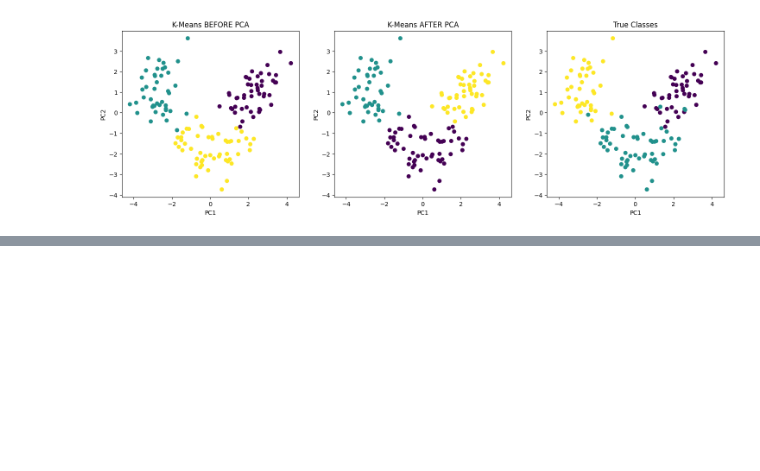
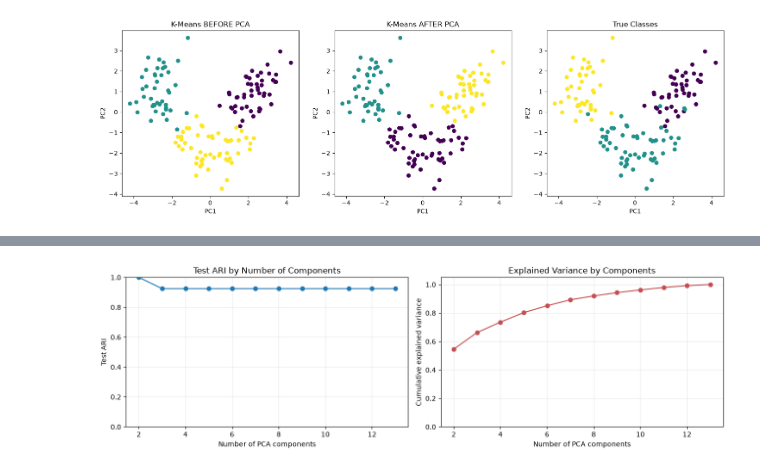
Before and after one commit to JanaAlzobidi/Machine-Learning-Projects, a Jupyter notebook: Unit-5-Unsupervised-Learning/Clustering-Before-and-After-PCA/Evaluating_Clustering_Before_and_After_PCA.ipynb, the cells around one changed output, grey strips where cells are left out. Saved outputs shown, nothing was run; the diff lists cells and outputs as text; code cells hidden in the pictures; blank space fills up the shorter version.

```diff
--- a/Unit-5-Unsupervised-Learning/Clustering-Before-and-After-PCA/Evaluating_Clustering_Before_and_After_PCA.ipynb
+++ b/Unit-5-Unsupervised-Learning/Clustering-Before-and-After-PCA/Evaluating_Clustering_Before_and_After_PCA.ipynb
@@ -142,0 +187,24 @@ plt.show()
+# %%
+component_results = []
+component_range = range(2, X_train_scaled.shape[1] + 1)
+
+for n_components in component_range:
+    pca_candidate = PCA(n_components=n_components, random_state=42)
+    X_train_candidate = pca_candidate.fit_transform(X_train_scaled)
+    X_test_candidate = pca_candidate.transform(X_test_scaled)
+    kmeans_candidate = KMeans(n_clusters=3, random_state=42, n_init=10)
+    train_candidate_labels = kmeans_candidate.fit_predict(X_train_candidate)
+    test_candidate_labels = kmeans_candidate.predict(X_test_candidate)
+    component_results.append({
+        'n_components': n_components,
+        'variance_kept': pca_candidate.explained_variance_ratio_.sum(),
+        'test_silhouette': silhouette_score(X_test_candidate, test_candidate_labels),
+        'test_ari': adjusted_rand_score(y_test, test_candidate_labels)
+    })
+
+component_results = pd.DataFrame(component_results)
+display(component_results.round(4))
+
+best_components = int(component_results.loc[component_results['test_ari'].idxmax(), 'n_components'])
+best_test_ari = component_results['test_ari'].max()
+print(f'Best component count by Test ARI: {best_components} (ARI={best_test_ari:.4f})')
@@ -142,0 +226,18 @@ plt.show()
+# %%
+fig, axes = plt.subplots(1, 2, figsize=(13, 4))
+axes[0].plot(component_results['n_components'], component_results['test_ari'], marker='o')
+axes[0].set_title('Test ARI by Number of Components')
+axes[0].set_xlabel('Number of PCA components')
+axes[0].set_ylabel('Test ARI')
+axes[0].set_ylim(0, 1)
+axes[0].grid(alpha=0.25)
+axes[1].plot(component_results['n_components'], component_results['variance_kept'], marker='o', color='#C44E52')
+axes[1].set_title('Explained Variance by Components')
+axes[1].set_xlabel('Number of PCA components')
+axes[1].set_ylabel('Cumulative explained variance')
+axes[1].set_ylim(0, 1.05)
+axes[1].grid(alpha=0.25)
+plt.tight_layout()
+plt.show()
+# %% [output]
+[figure, added]
```
Also changed, not shown: parts of 6 cells of this notebook.
